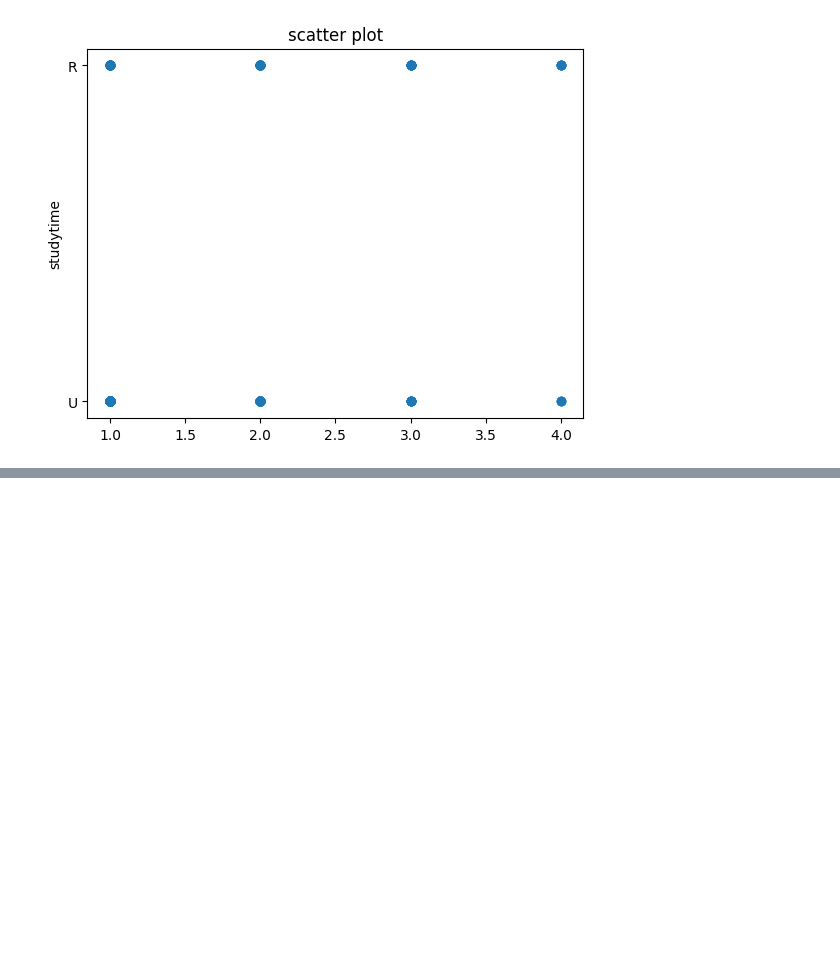
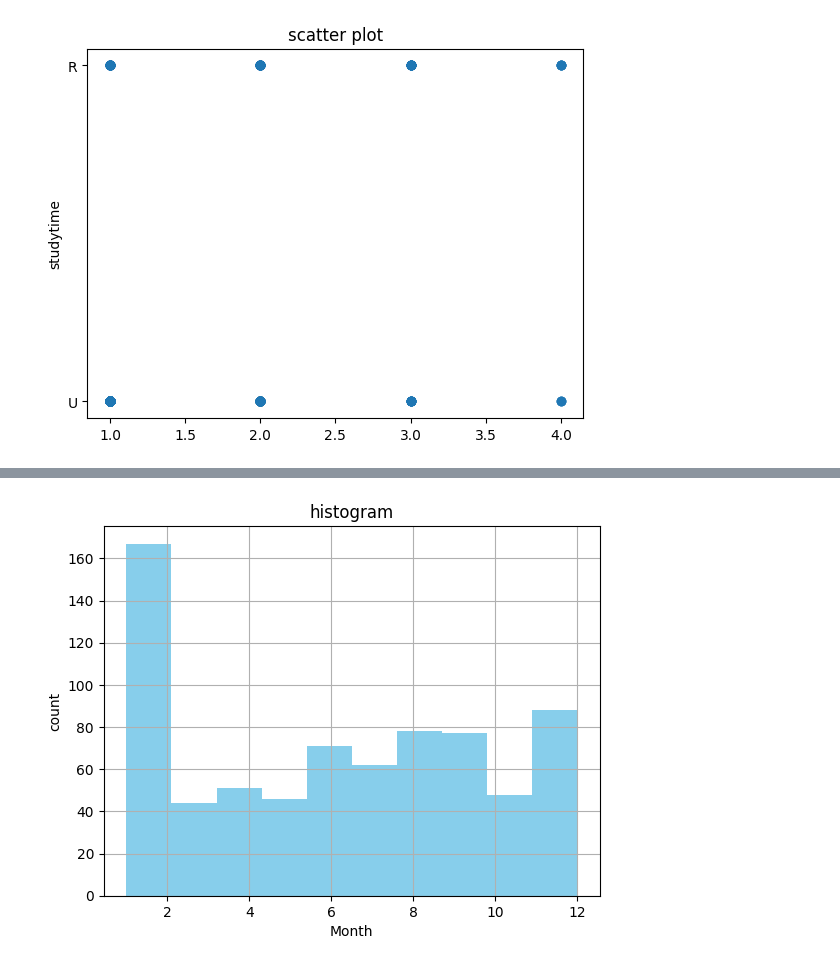
Before and after one commit to MDjunaidmgove/colab, a Jupyter notebook: dataaset.ipynb, the cells around one changed output, grey strips where cells are left out. Saved outputs shown, nothing was run; the diff lists cells and outputs as text; code cells hidden in the pictures; blank space fills up the shorter version.

```diff
--- a/dataaset.ipynb
+++ b/dataaset.ipynb
@@ -203,0 +227,13 @@ Index(['school', 'sex', 'age', 'address', 'famsize', 'Pstatus', 'Medu', 'Fedu',
+# %%
+import pandas as pd
+import matplotlib.pyplot as plt
+file_name='/studentsen.csv'
+df=pd.read_csv('/content/sentimentdataset.csv')
+df.hist(column='Month',bins=10,color='skyblue')
+plt.title('histogram')
+plt.xlabel('Month')
+plt.ylabel('count')
+plt.grid(True)
+plt.show()
+# %% [output]
+[figure, added]
```
Also changed, not shown: parts of 7 cells of this notebook.
